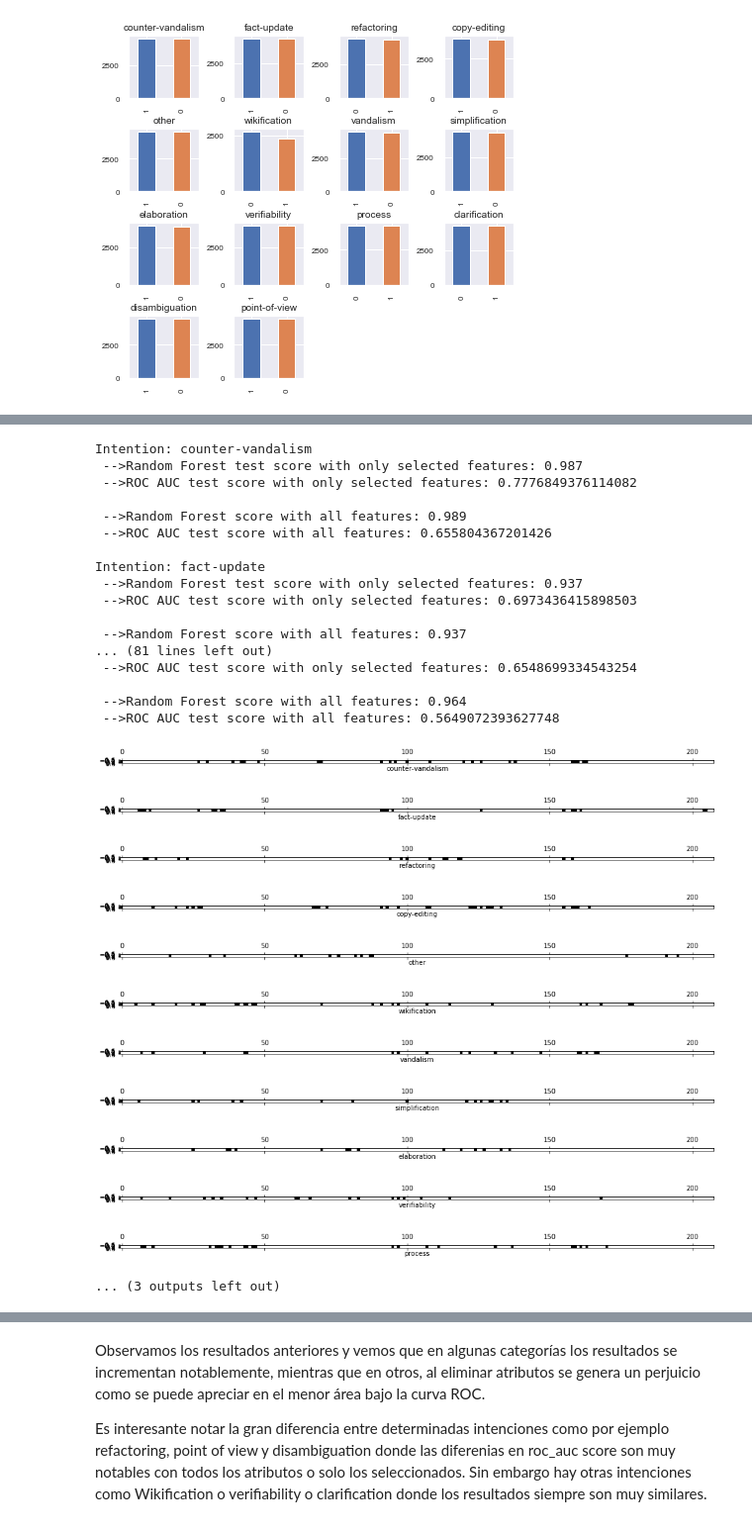
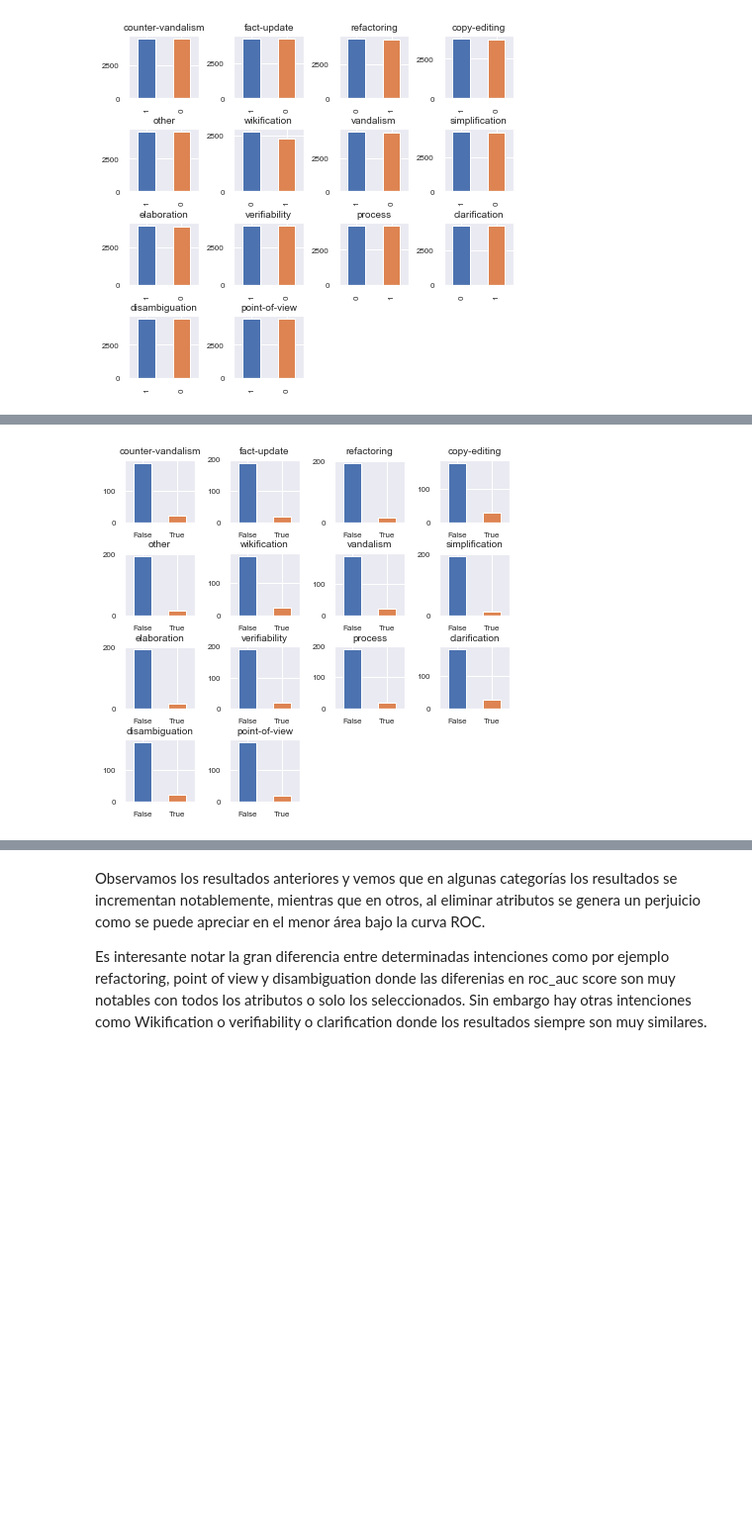
Before and after one commit to ignacioGarsami/Wiki_Semantic_Intention, a Jupyter notebook: pred_src/predictive_step.ipynb, the cells around one changed output, grey strips where cells are left out. Shown at 99% size. Saved outputs shown, nothing was run; the diff lists cells and outputs as text; code cells hidden in the pictures; blank space fills up the shorter version.

```diff
--- a/pred_src/predictive_step.ipynb
+++ b/pred_src/predictive_step.ipynb
@@ -304,90 +640,35 @@ def plot_confusion_matrix(y_true, y_pred, classes,
 # %%
 #This approach is called Model-based feature selection.
 #The model judges the importance of each feature and select
 #only the most important ones. The thresgold chosen is 0.01 meaning only features whose importance
 #is judged as higher than the value will be chosen
 
-scores_all = []
-scores_selected = []
-
 #For each possible intention a model is created and evaluated
+i = 1
 for intention in intentions:
-
-    #To store the results of the roc_auc scores of each intention
-    results_rf_train = []
-    results_rf_test = []
-
-    print("Intention: " + intention)
 
     #Step to perform feature engineering with the model-based approach
     select = SelectFromModel(
         RandomForestClassifier(random_state = 64),
         threshold=0.01)
 
     select.fit(X_train_[intention], y_train_[intention])
     #Creation of the new train set with the selected attributes
     X_train_l1 = select.transform(X_train_[intention])
 
     #This is to visualize the features chosen
     mask = select.get_support()
-    # visualize the mask. black is True, white is False
-    plt.matshow(mask.reshape(1, -1), cmap='gray_r')
-    plt.xlabel(intention);
 
+    df = pandas.DataFrame()
+    df['target'] = mask
+    plt.subplot(4, 4 , i)
+    plt.title(label=intention, fontsize = 10)
+    df.target.value_counts().plot(kind='bar');
+    plt.xticks(fontsize = 8, rotation = 'horizontal')
+    plt.yticks(fontsize = 8)
+    i += 1
 
-    #Creation of the model that will fit the data
-    lr = RandomForestClassifier(random_state = 64)
-    X_test_l1 = select.transform(X_test)
-    lr.fit(X_train_l1, y_train_[intention])
-    #Calculating the score of the model in the test set with the selected features only
-    score = lr.score(X_test_l1, y_test[intention])
-    print(" -->Random Forest test score with only selected features: {:.3f}".format(score))
-
-    #calculating the ROC_AUC score of the test set with only the selected features
-    roc_auc = calculate_roc(lr, X_test_l1, y_test[intention])
-    scores_selected.append(roc_auc)
-    print(" -->ROC AUC test score with only selected features: " + str(roc_auc) + '\r\n')
-
-    #Calculating the score of the model in the test set with all the features
-    lr = RandomForestClassifier(random_state = 64)
-    lr.fit(X_train_[intention], y_train_[intention])
-    score = lr.score(X_test,y_test[intention])
-    print(" -->Random Forest score with all features: {:.3f}".format(score))
-
-    #calculating the ROC_AUC score of the test set with all the features
-    roc_auc = calculate_roc(lr, X_test, y_test[intention])
-    scores_all.append(roc_auc)
-    print(" -->ROC AUC test score with all features: " + str(roc_auc) + '\r\n')
-
-#This is used in the next cell, DataFrame format is given to the scores for easiness in the analysis
-data = pandas.DataFrame({'All features':scores_all,'Selected features':scores_selected})
+plt.subplots_adjust(left=.3, bottom=0.3, right= 1.2, top=1.5, wspace=0.5, hspace=0.5)
+plt.show()
 # %% [output]
-Intention: counter-vandalism
- -->Random Forest test score with only selected features: 0.987
- -->ROC AUC test score with only selected features: 0.7776849376114082
-
- -->Random Forest score with all features: 0.989
- -->ROC AUC test score with all features: 0.655804367201426
-
-Intention: fact-update
- -->Random Forest test score with only selected features: 0.937
- -->ROC AUC test score with only selected features: 0.6973436415898503
-
- -->Random Forest score with all features: 0.937
-... (81 lines left out)
- -->ROC AUC test score with only selected features: 0.6548699334543254
-
- -->Random Forest score with all features: 0.964
- -->ROC AUC test score with all features: 0.5649072393627748
-[figure, old version]
+[figure, new version]
-[figure, removed]
-[figure, removed]
-[figure, removed]
-[figure, removed]
-[figure, removed]
-[figure, removed]
-[figure, removed]
-[figure, removed]
-[figure, removed]
-[figure, removed]
-... (3 outputs left out)
```
Also changed, not shown: parts of 21 cells of this notebook.
